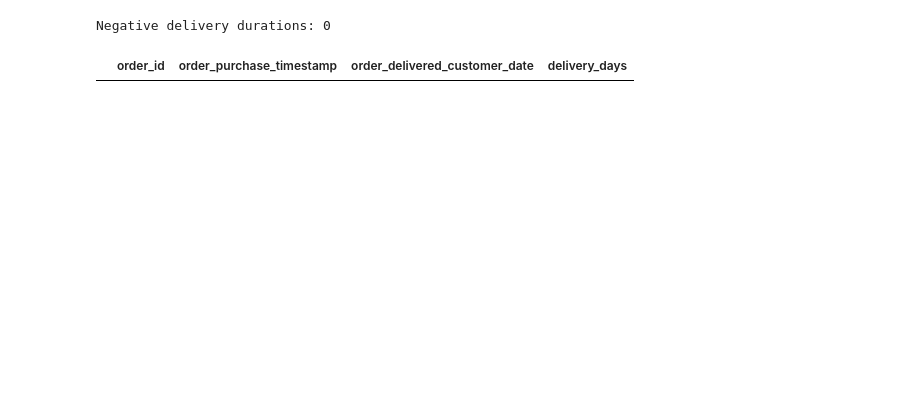
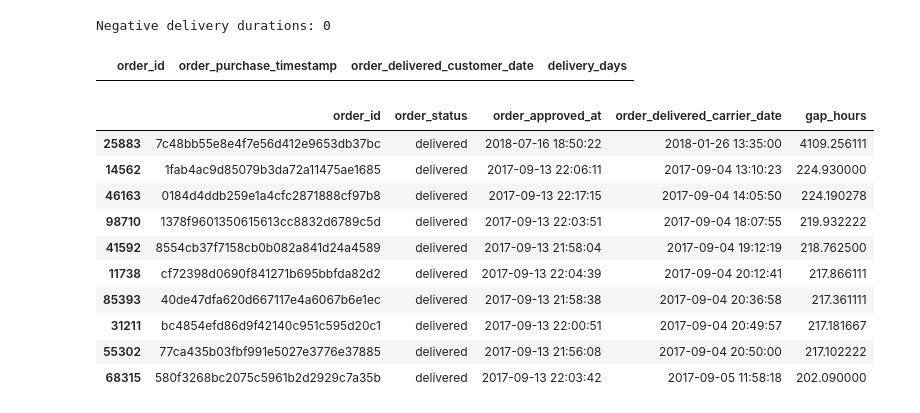
Before and after one commit to vipulyadav-2004/business-sales-analysis, a Jupyter notebook: notebooks/01_data_understanding.ipynb, the cells around one changed output. Cells and saved outputs as stored; diff of their text form; code cells hidden in the pictures; blank space fills up the shorter version.

```diff
--- a/notebooks/01_data_understanding.ipynb
+++ b/notebooks/01_data_understanding.ipynb
@@ -566,3 +565,38 @@ display(
 # %% [output]
 Negative delivery durations: 0
 |  | order_id | order_purchase_timestamp | order_delivered_customer_date | delivery_days |
+# %%
+# Sort invalid carrier records by the largest time gap
+invalid_carrier = invalid_carrier.copy()
+
+invalid_carrier["gap_hours"] = (
+    invalid_carrier["order_approved_at"]
+    - invalid_carrier["order_delivered_carrier_date"]
+).dt.total_seconds() / 3600
+
+# Inspect the 10 most extreme records
+display(
+    invalid_carrier.sort_values(
+        "gap_hours", ascending=False
+    )[
+        [
+            "order_id",
+            "order_status",
+            "order_approved_at",
+            "order_delivered_carrier_date",
+            "gap_hours"
+        ]
+    ].head(10)
+)
+# %% [output]
+|  | order_id | order_status | order_approved_at | order_delivered_carrier_date | gap_hours |
+| 25883 | 7c48bb55e8e4f7e56d412e9653db37bc | delivered | 2018-07-16 18:50:22 | 2018-01-26 13:35:00 | 4109.256111 |
+| 14562 | 1fab4ac9d85079b3da72a11475ae1685 | delivered | 2017-09-13 22:06:11 | 2017-09-04 13:10:23 | 224.930000 |
+| 46163 | 0184d4ddb259e1a4cfc2871888cf97b8 | delivered | 2017-09-13 22:17:15 | 2017-09-04 14:05:50 | 224.190278 |
+| 98710 | 1378f9601350615613cc8832d6789c5d | delivered | 2017-09-13 22:03:51 | 2017-09-04 18:07:55 | 219.932222 |
+| 41592 | 8554cb37f7158cb0b082a841d24a4589 | delivered | 2017-09-13 21:58:04 | 2017-09-04 19:12:19 | 218.762500 |
+| 11738 | cf72398d0690f841271b695bbfda82d2 | delivered | 2017-09-13 22:04:39 | 2017-09-04 20:12:41 | 217.866111 |
+| 85393 | 40de47dfa620d667117e4a6067b6e1ec | delivered | 2017-09-13 21:58:38 | 2017-09-04 20:36:58 | 217.361111 |
+| 31211 | bc4854efd86d9f42140c951c595d20c1 | delivered | 2017-09-13 22:00:51 | 2017-09-04 20:49:57 | 217.181667 |
+| 55302 | 77ca435b03fbf991e5027e3776e37885 | delivered | 2017-09-13 21:56:08 | 2017-09-04 20:50:00 | 217.102222 |
+| 68315 | 580f3268bc2075c5961b2d2929c7a35b | delivered | 2017-09-13 22:03:42 | 2017-09-05 11:58:18 | 202.090000 |
```
Also changed, not shown: parts of 2 cells of this notebook.
